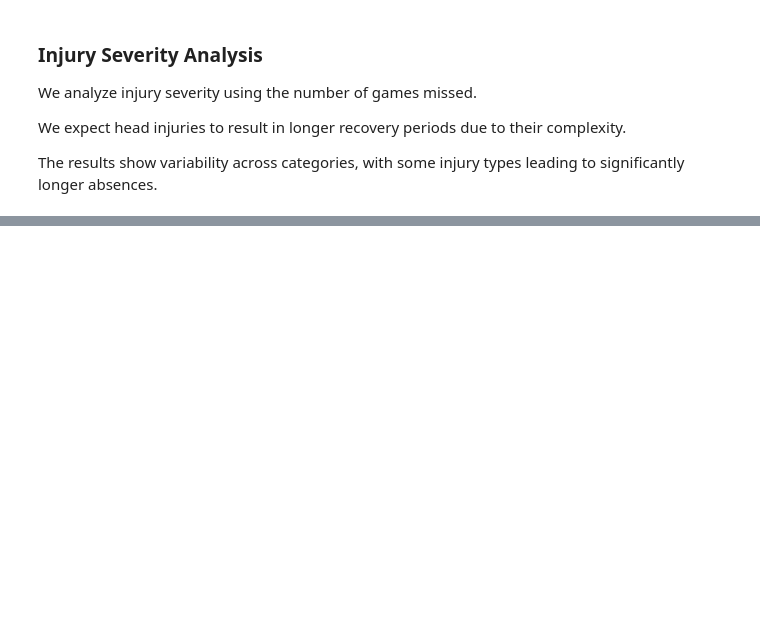
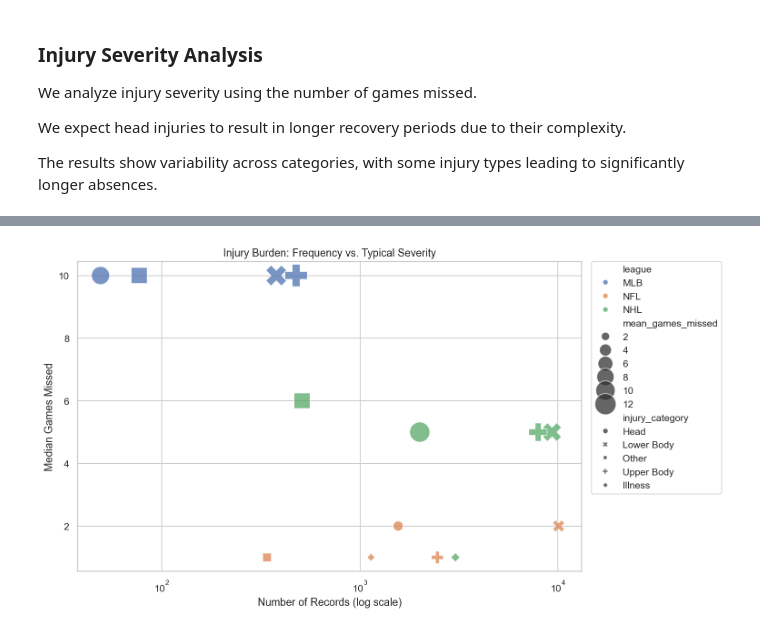
Before and after one commit to PlamenPlamenovStanchev/Data-Science-Final-s-Project, a Jupyter notebook: notebooks/02_analysis.ipynb, the cells around one changed output, grey strips where cells are left out. Cells and saved outputs as stored; diff of their text form; code cells hidden in the pictures; blank space fills up the shorter version.

```diff
--- a/notebooks/02_analysis.ipynb
+++ b/notebooks/02_analysis.ipynb
@@ -202,0 +305,28 @@ The results show variability across categories, with some injury types leading t
+# %%
+profile_df = severity_df.groupby(["league", "injury_category"]).agg(
+    records=("games_missed", "size"),
+    median_games_missed=("games_missed", "median"),
+    mean_games_missed=("games_missed", "mean")
+).reset_index()
+profile_df = profile_df[profile_df["records"] >= 30].copy()
+
+plt.figure(figsize=(11, 6))
+sns.scatterplot(
+    data=profile_df,
+    x="records",
+    y="median_games_missed",
+    hue="league",
+    style="injury_category",
+    size="mean_games_missed",
+    sizes=(80, 650),
+    alpha=0.75
+)
+plt.xscale("log")
+plt.title("Injury Burden: Frequency vs. Typical Severity")
+plt.xlabel("Number of Records (log scale)")
+plt.ylabel("Median Games Missed")
+plt.legend(bbox_to_anchor=(1.02, 1), loc="upper left", borderaxespad=0)
+plt.tight_layout()
+plt.show()
+# %% [output]
+[figure, added]
```
Also changed, not shown: parts of 13 cells of this notebook.
